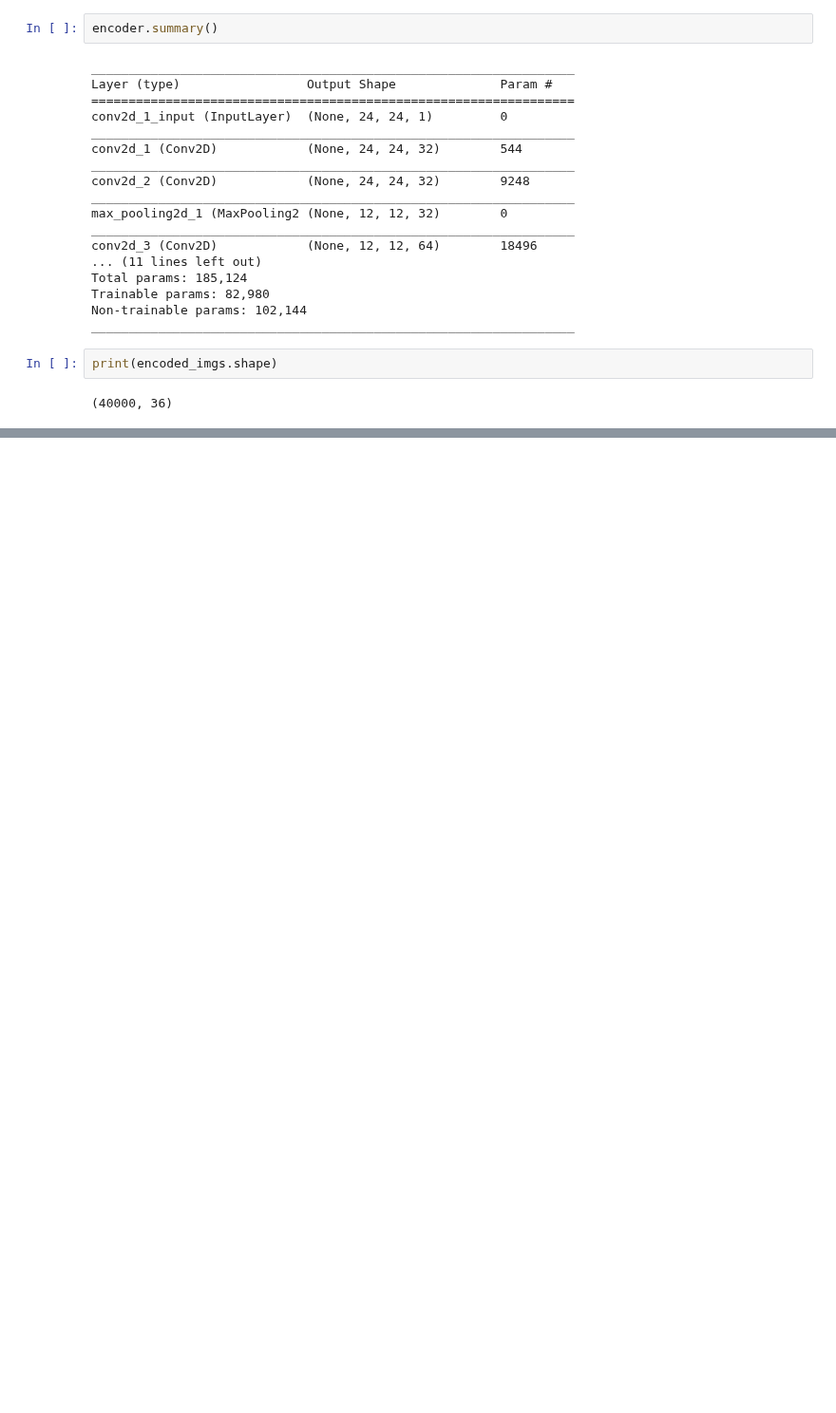
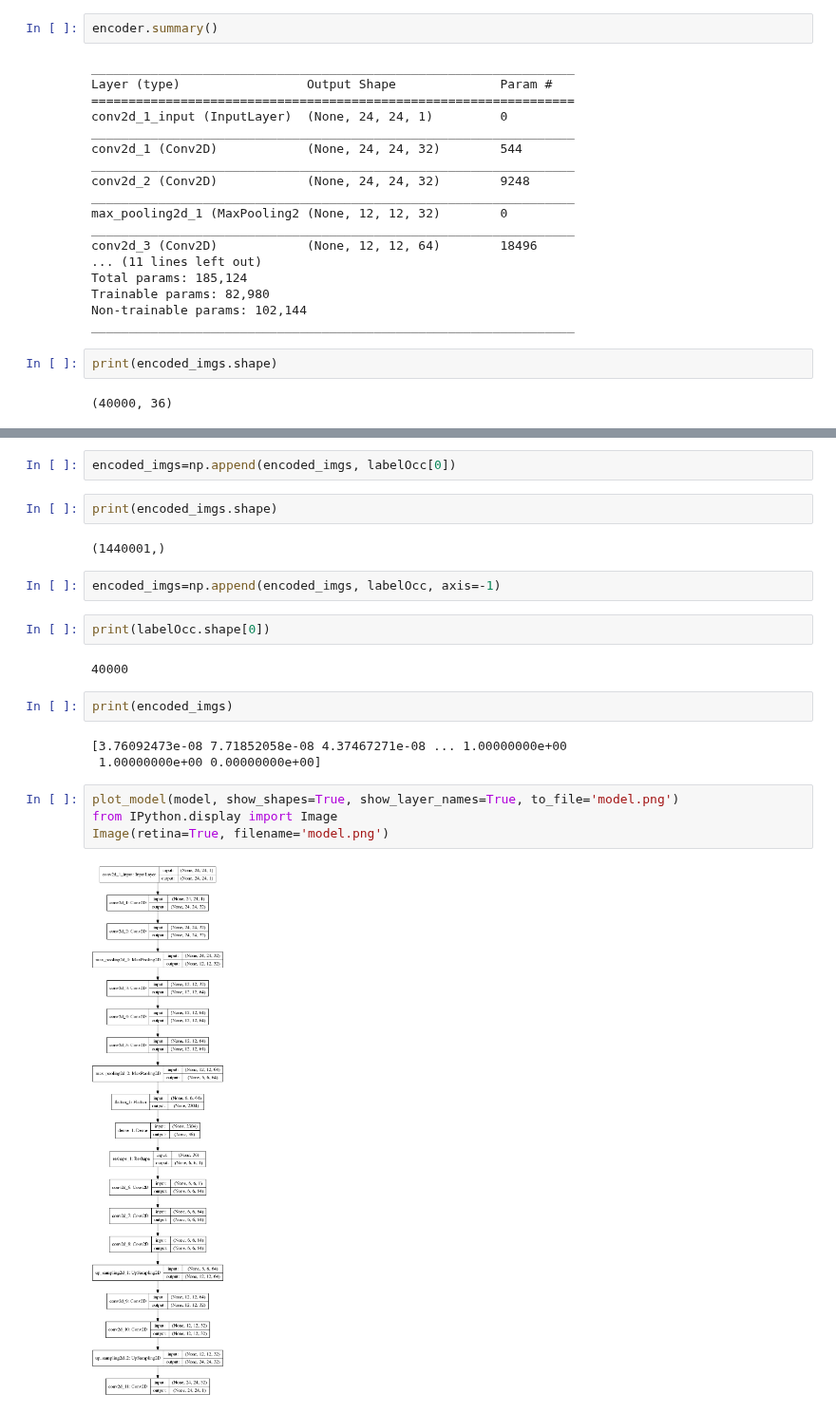
Before and after one commit to AndreTeixeira1998/EL4106-1oProyecto, a Jupyter notebook: autoencoder.ipynb, the cells around one changed output, grey strips where cells are left out. Shown at 95% size. Drawn from its saved outputs; the diff is of its cells as text; blank space fills up the shorter version.

```diff
--- a/autoencoder.ipynb
+++ b/autoencoder.ipynb
@@ -446,0 +478,23 @@ print(encoded_imgs[test])
+# %%
+encoded_imgs=np.append(encoded_imgs, labelOcc[0])
+# %%
+print(encoded_imgs.shape)
+# %% [output]
+(1440001,)
+# %%
+encoded_imgs=np.append(encoded_imgs, labelOcc, axis=-1)
+# %%
+print(labelOcc.shape[0])
+# %% [output]
+40000
+# %%
+print(encoded_imgs)
+# %% [output]
+[3.76092473e-08 7.71852058e-08 4.37467271e-08 ... 1.00000000e+00
+ 1.00000000e+00 0.00000000e+00]
+# %%
+plot_model(model, show_shapes=True, show_layer_names=True, to_file='model.png')
+from IPython.display import Image
+Image(retina=True, filename='model.png')
+# %% [output]
+[figure, added]
```
Also changed, not shown: parts of 16 cells of this notebook, 2 other files.
